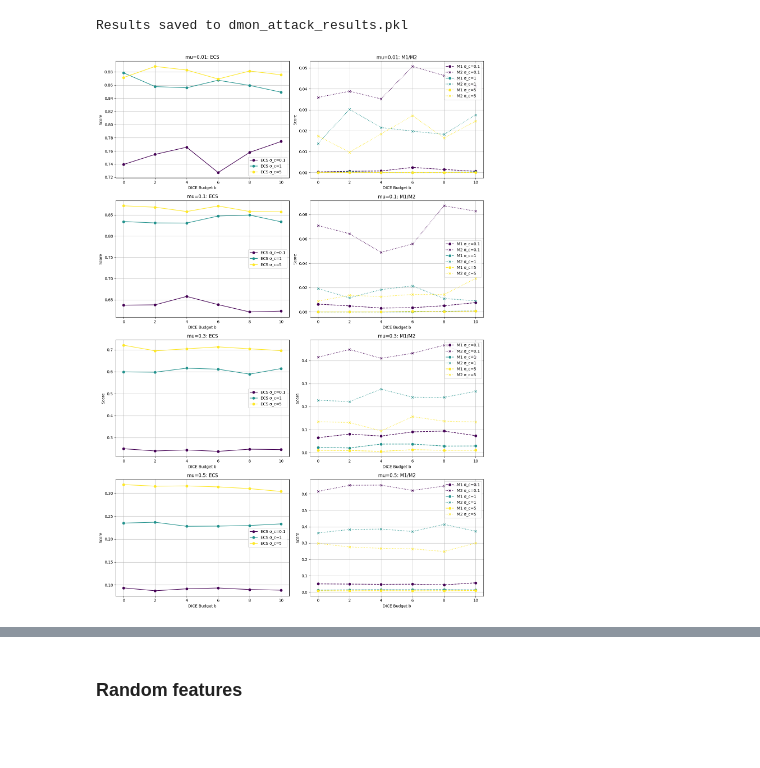
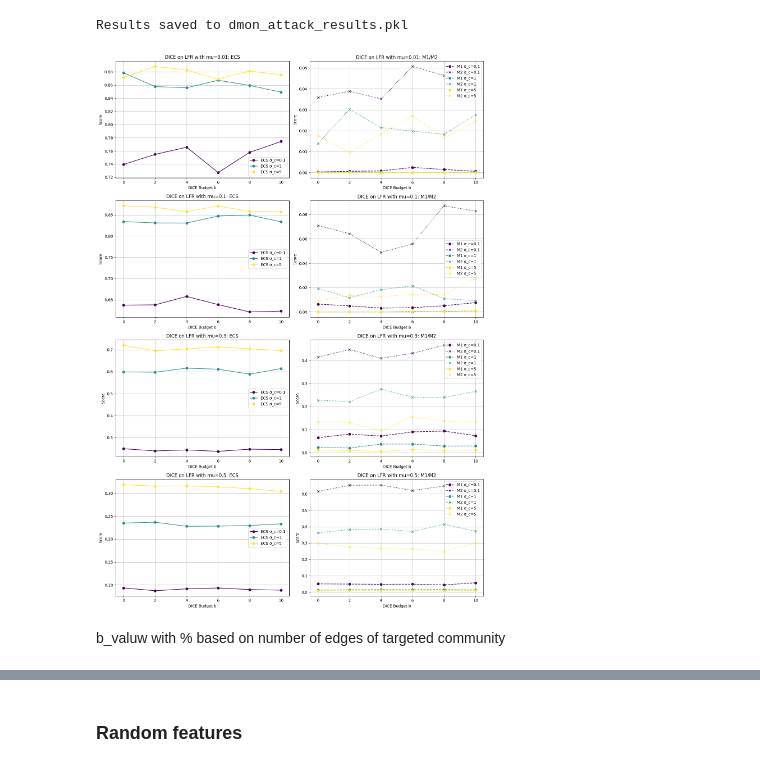
Before and after one commit to dalyapraz/gnn-community-concealment, a Jupyter notebook: lfr_dmon.ipynb, the cells around one changed output, grey strips where cells are left out. Saved outputs shown, nothing was run; the diff lists cells and outputs as text; code cells hidden in the pictures; blank space fills up the shorter version.

```diff
--- a/lfr_dmon.ipynb
+++ b/lfr_dmon.ipynb
@@ -371,10 +307,23 @@ with open('dmon_attack_results.pkl', 'wb') as f:
 print("Results saved to dmon_attack_results.pkl")
 # %% [output]
 Results saved to dmon_attack_results.pkl
+# %%
+import pickle
+with open('dmon_attack_results.pkl', 'rb') as f:
+    results = pickle.load(f)
 # %%
 import matplotlib.pyplot as plt
 import matplotlib
 
+num_features = 16
+sigma_c_values = [0.1, 1, 5]
+# mu_values = [0.01, 0.05, 0.1, 0.2, 0.3, 0.4, 0.5]
+mu_values = [0.01, 0.1, 0.3,  0.5]
+realizations = 10
+n = 1000
+b_values = [2, 4, 6, 8, 10]
+target_label = 0
+random.seed(42)  # For reproducibility
 # Define colors for each sigma_c value, so colors are consistent across subplots
 color_map = {s: c for s, c in zip(sigma_c_values, plt.cm.viridis(np.linspace(0, 1, len(sigma_c_values))))}
 
@@ -396,33 +345,35 @@ fig, axes = plt.subplots(len(mu_values), 2, figsize=(14, 5 * len(mu_values)))
 for idx, mu in enumerate(mu_values):
     for sigma_c in sigma_c_values:
         color = color_map[sigma_c]
         # Column 1: NMI/ECS
         # nmi_means = [np.mean(results[mu][sigma_c][bb]["nmi"]) for bb in [0] + b_values]
         ecs_means = [np.mean(results[mu][sigma_c][bb]["ecs"]) for bb in [0] + b_values]
         # axes[idx, 0].plot([0] + b_values, nmi_means, marker=metric_markers['nmi'], linestyle=metric_styles['nmi'],
         #                   color=color, label=f'NMI σ_c={sigma_c}')
         axes[idx, 0].plot([0] + b_values, ecs_means, marker=metric_markers['ecs'], linestyle=metric_styles['ecs'],
                           color=color, label=f'ECS σ_c={sigma_c}')
 
         # Column 2: M1/M2
         M1_means = [np.mean(results[mu][sigma_c][bb]["M1"]) for bb in [0] + b_values]
         M2_means = [np.mean(results[mu][sigma_c][bb]["M2"]) for bb in [0] + b_values]
 
         axes[idx, 1].plot([0] + b_values, M1_means, marker=metric_markers['M1'], linestyle=metric_styles['M1'],
                           color=color, label=f'M1 σ_c={sigma_c}')
         axes[idx, 1].plot([0] + b_values, M2_means, marker=metric_markers['M2'], linestyle=metric_styles['M2'],
                           color=color, label=f'M2 σ_c={sigma_c}')
 
 
-    axes[idx, 0].set_title(f"mu={mu}: ECS")
-    axes[idx, 1].set_title(f"mu={mu}: M1/M2")
+    axes[idx, 0].set_title(f"DICE on LFR with mu={mu}: ECS")
+    axes[idx, 1].set_title(f"DICE on LFR with mu={mu}: M1/M2")
     for ax in axes[idx]:
         ax.set_xlabel("DICE Budget b")
         ax.set_ylabel("Score")
         ax.legend()
         ax.grid(True)
 
 plt.tight_layout()
 plt.show()
 # %% [output]
-[figure, old version]
+[figure, new version]
+# %% [markdown]
+b_valuw with % based on number of edges of targeted community
```
Also changed, not shown: parts of 8 cells of this notebook, 2 other files.
